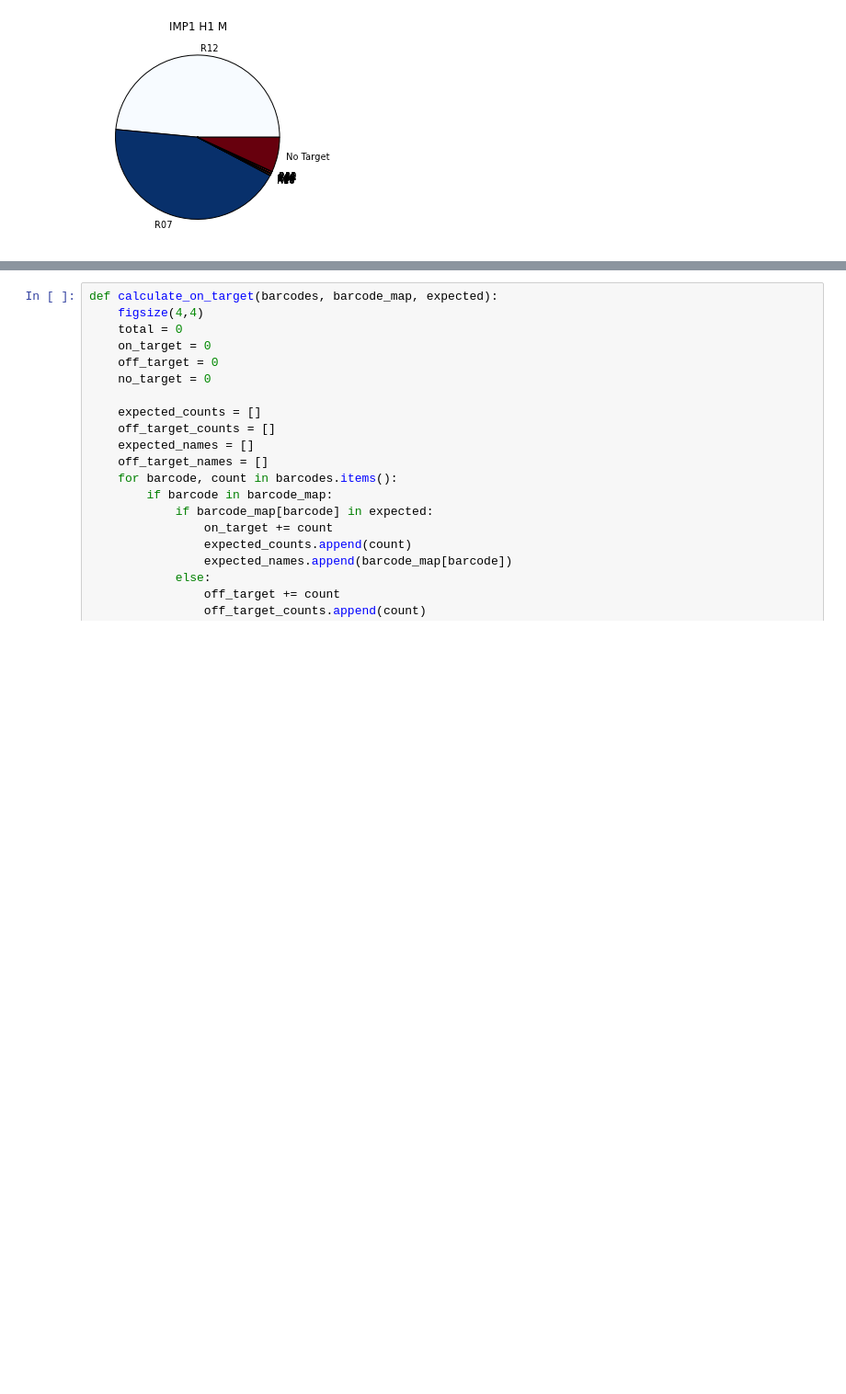
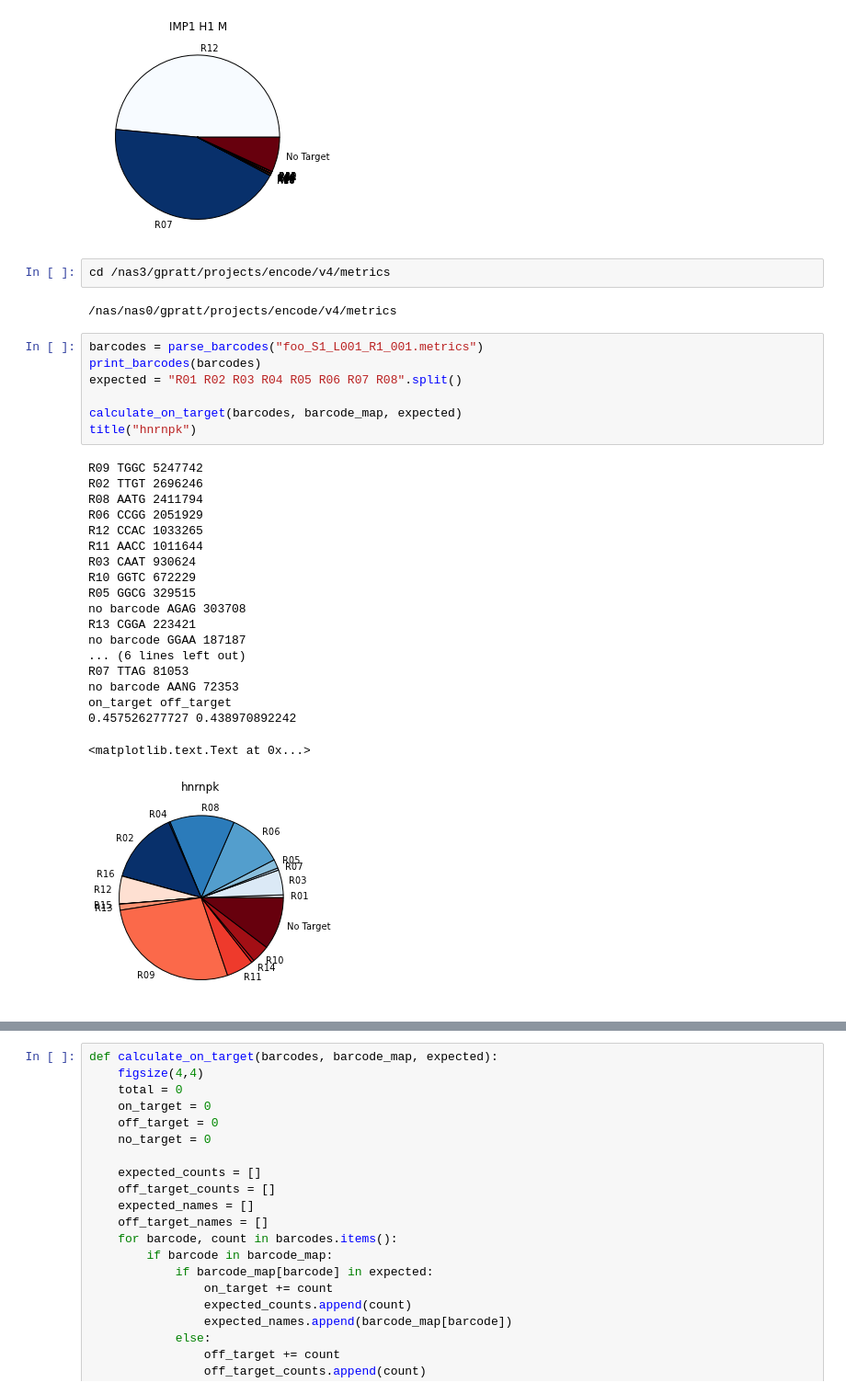
Before and after one commit to gpratt/iPython_Notebook, a Jupyter notebook: iclip_encode_analysis.ipynb, the cells around one changed output, grey strips where cells are left out. Shown at 92% size. Saved outputs shown, nothing was run; the diff lists cells and outputs as text; blank space fills up the shorter version.

Commit message:
updated encode analysis to include more miseq contamation info

```diff
--- a/iclip_encode_analysis.ipynb
+++ b/iclip_encode_analysis.ipynb
@@ -1579,3 +1569,34 @@ on_target off_target
 0.922449779958 0.00900428557378
 <matplotlib.text.Text at 0x...>
 [figure]
+# %%
+cd /nas3/gpratt/projects/encode/v4/metrics
+# %% [output]
+/nas/nas0/gpratt/projects/encode/v4/metrics
+# %%
+barcodes = parse_barcodes("foo_S1_L001_R1_001.metrics")
+print_barcodes(barcodes)
+expected = "R01 R02 R03 R04 R05 R06 R07 R08".split()
+
+calculate_on_target(barcodes, barcode_map, expected)
+title("hnrnpk")
+# %% [output]
+R09 TGGC 5247742
+R02 TTGT 2696246
+R08 AATG 2411794
+R06 CCGG 2051929
+R12 CCAC 1033265
+R11 AACC 1011644
+R03 CAAT 930624
+R10 GGTC 672229
+R05 GGCG 329515
+no barcode AGAG 303708
+R13 CGGA 223421
+no barcode GGAA 187187
+... (6 lines left out)
+R07 TTAG 81053
+no barcode AANG 72353
+on_target off_target
+0.457526277727 0.438970892242
+<matplotlib.text.Text at 0x...>
+[figure, added]
```
Also changed, not shown: parts of 7 cells of this notebook.
